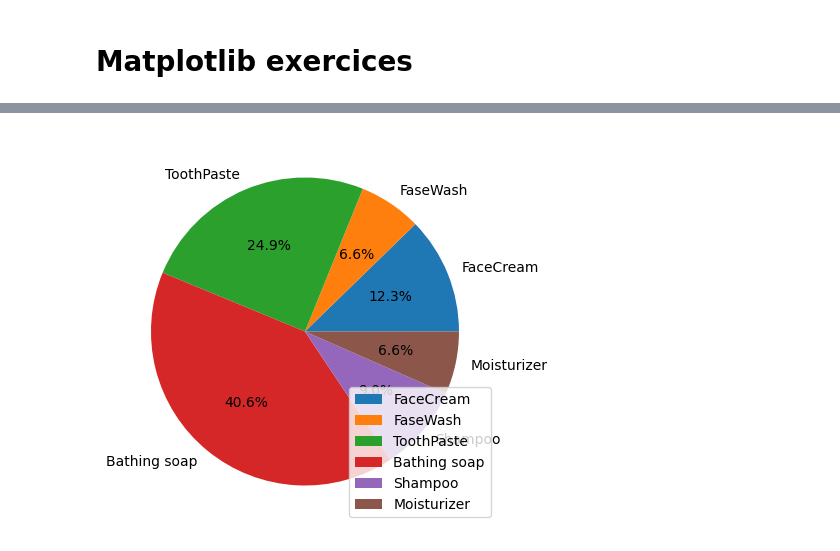
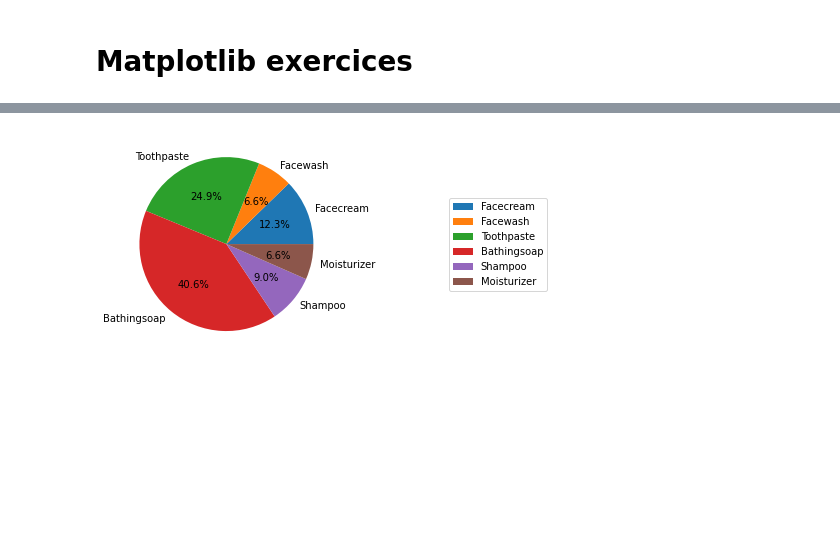
Before and after one commit to SalmaTADLAOUI/M111-Advanced-Python-and-Database-Management, a Jupyter notebook: day01/exercises/03-matplotlib_basic_assignment.ipynb, the cells around one changed output, grey strips where cells are left out. Saved outputs shown, nothing was run; the diff lists cells and outputs as text; code cells hidden in the pictures; blank space fills up the shorter version.

```diff
--- a/day01/exercises/03-matplotlib_basic_assignment.ipynb
+++ b/day01/exercises/03-matplotlib_basic_assignment.ipynb
@@ -19,12 +19,13 @@ The line plot graph should look like this.
 # %%
 import pandas as pd
 import matplotlib.pyplot as plt
-graph=pd.read_csv("../data/company_sales_data.csv")
-plt.figure(figsize=(20,6))
-axis1=graph["total_profit"]
-axis0=graph["month_number"]
+data=pd.read_csv("../data/company_sales_data.csv")
+
+
+axis1=data["total_profit"]
+axis0=data["month_number"]
 plt.plot(axis0,axis1,scalex=True)
-plt.xticks(range(1,13))
+
 plt.xlabel("Month number")
 plt.ylabel("Profit in dollar")
 plt.title("Company profit per month")
@@ -159,16 +165,15 @@ plt.show()
 
 <img src="../data/sales_data_pi_chart.png" alt="sales_data_pi_chart" style="width: 700px;"/>
 # %%
-circledata  = [graph['facecream'].sum(), graph['facewash'].sum(),
-             graph['toothpaste'].sum(), graph['bathingsoap'].sum(),
-             graph['shampoo'].sum(),graph['moisturizer'].sum()]
 
-plt.figure(figsize=(10,5))
-plt.pie(circledata, labels=['FaceCream', 'FaseWash', 'ToothPaste', 'Bathing soap', 'Shampoo', 'Moisturizer'], autopct='%1.1f%%')
-plt.legend(loc= "lower right")
+total_sale = [sum(data.facecream), sum(data.facewash), sum(data.toothpaste), sum(data.bathingsoap), sum(data.shampoo), sum(data.moisturizer)]
+label = ['Facecream', 'Facewash', 'Toothpaste', 'Bathingsoap','Shampoo','Moisturizer']
+
+plt.pie(total_sale , autopct='%1.1f%%', labels=label)
+plt.legend(loc='center left', bbox_to_anchor=(1.5, 0.5))
 plt.show()
 # %% [output]
-[figure, old version]
+[figure, new version]
 # %% [markdown]
 ## Exercise 9
 **Read Bathing soap facewash of all months and display it using the Subplot**
```
Also changed, not shown: parts of 12 cells of this notebook, 3 other files.
